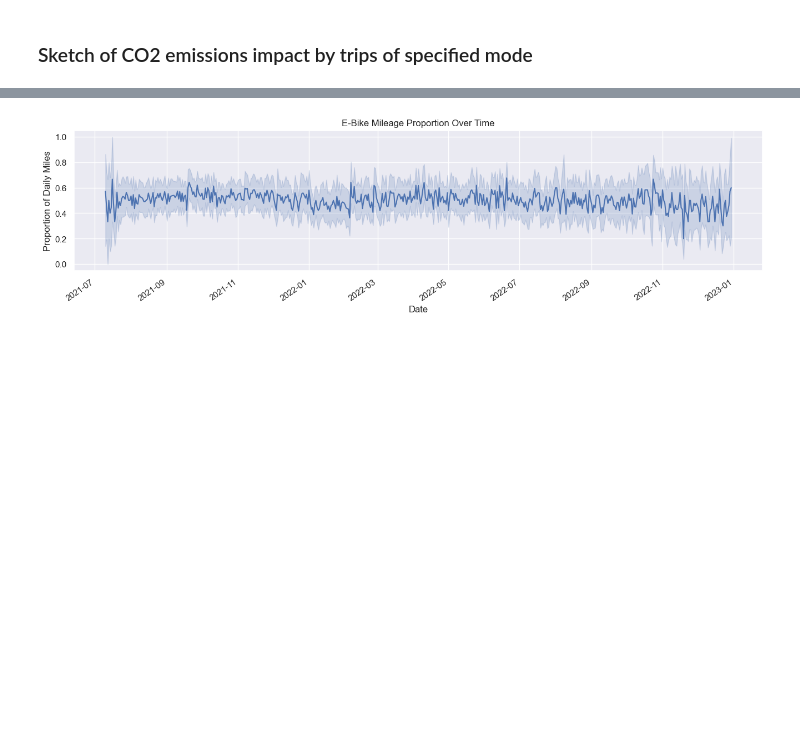
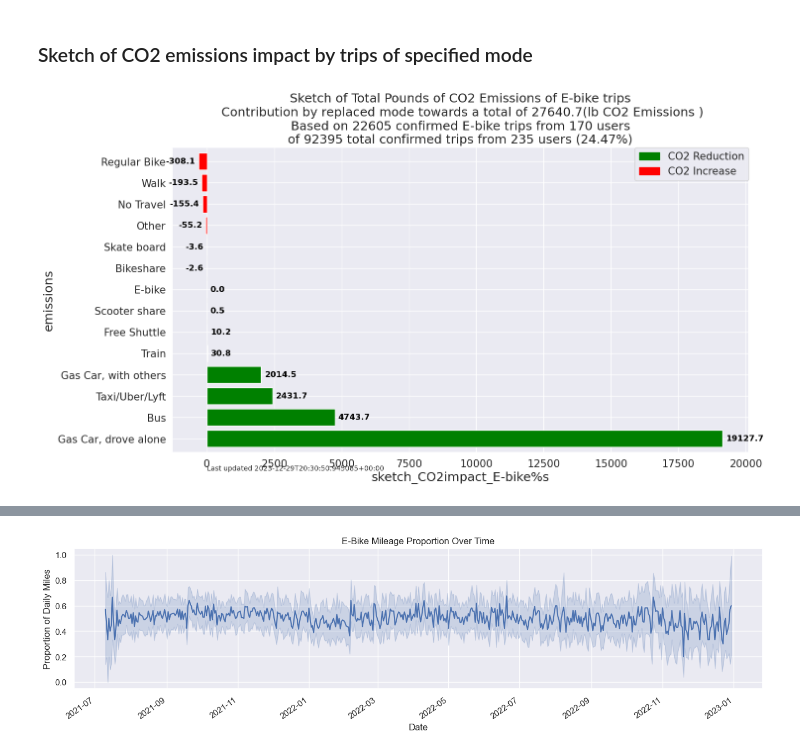
Before and after one commit to e-mission/em-public-dashboard, a Jupyter notebook: viz_scripts/PaperVizualizations/Cemal/akcicek_energy_calculations.ipynb, the cells around one changed output, grey strips where cells are left out. Cells and saved outputs as stored; diff of their text form; code cells hidden in the pictures; blank space fills up the shorter version.

```diff
--- a/viz_scripts/PaperVizualizations/Cemal/akcicek_energy_calculations.ipynb
+++ b/viz_scripts/PaperVizualizations/Cemal/akcicek_energy_calculations.ipynb
@@ -464,25 +507,27 @@ NameError: name 'debug_df' is not defined
 # %%
 plot_title_no_quality=f"Sketch of Total Pounds of CO2 Emissions of {mode_of_interest} trips"
 file_name =f'sketch_CO2impact_{mode_of_interest}%s'
 
 try:
     ebco2=data_eb.groupby('Replaced_mode').agg({'CO2_Impact(lb)': ['sum', 'mean']},)
     ebco2.columns = ['total_lb_CO2_emissions', 'average_lb_CO2_emission']
     ebco2 = ebco2.reset_index()
     ebco2 = ebco2.sort_values(by=['total_lb_CO2_emissions'], ascending=False)
     ebco2['boolean'] = ebco2['total_lb_CO2_emissions'] > 0
     net_CO2_emissions = round(sum(ebco2['total_lb_CO2_emissions']), 2)
 
     x = ebco2['total_lb_CO2_emissions']
     y = ebco2['Replaced_mode']
     color = ebco2['boolean']
 
     plot_title= plot_title_no_quality+f"\n Contribution by replaced mode towards a total of {net_CO2_emissions}(lb CO2 Emissions )\n"+quality_text
-    CO2_impact(x,y,color,plot_title,file_name)
+    CO2_impact(x,y,color,plot_title,file_name,'emissions','please work')
     alt_text = store_alt_text_bar(pd.DataFrame(x.values,y), file_name, plot_title)
 except:
     generate_missing_plot(plot_title_no_quality,debug_df,file_name)
     alt_text = store_alt_text_missing(debug_df, file_name, plot_title_no_quality)
+# %% [output]
+[figure, added]
 # %%
 plot_title_no_quality=f"Sketch of Total Pounds of CO2 Emissions of {mode_of_interest} trips"
 file_name =f'sketch_CO2impact_{mode_of_interest}%s'
```
Also changed, not shown: parts of 12 cells of this notebook.
